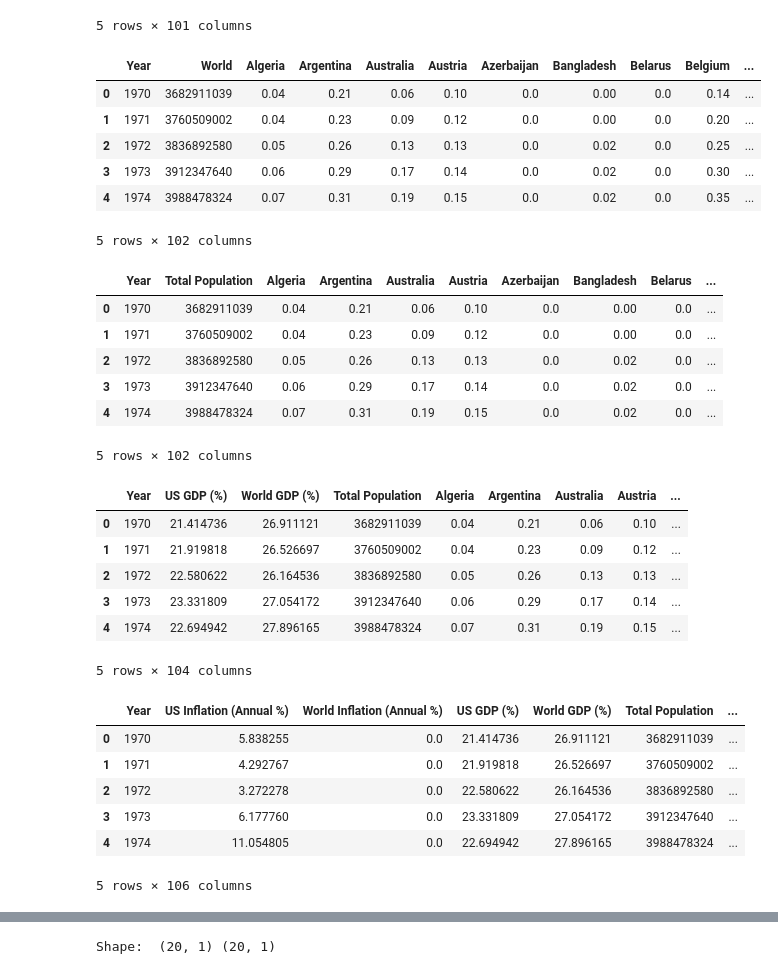
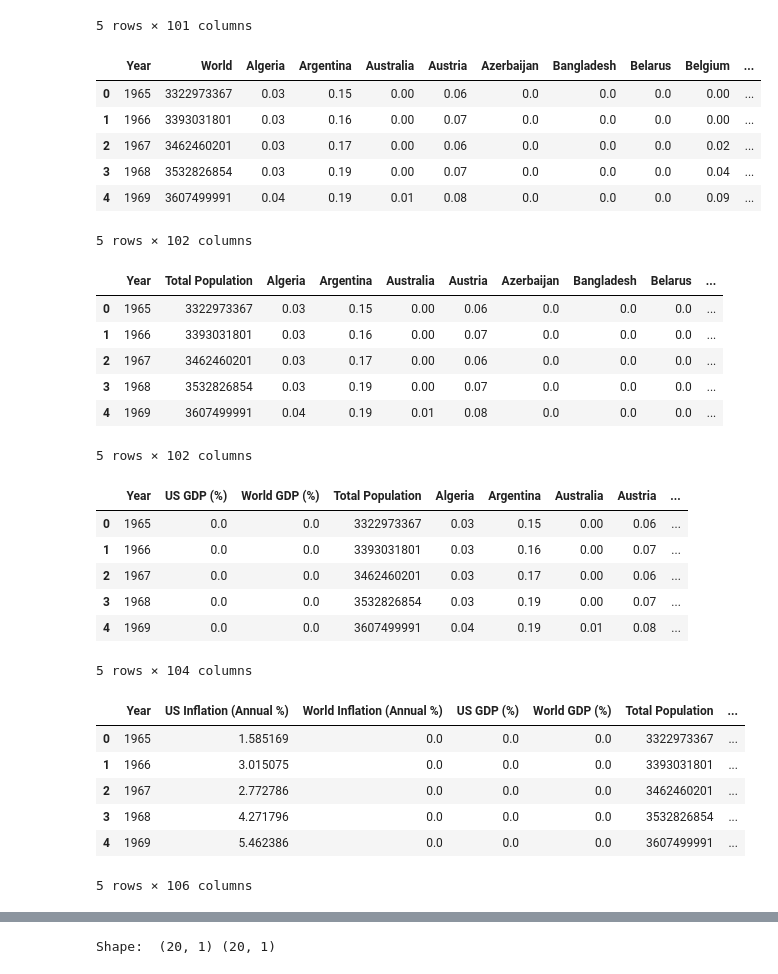
Before and after one commit to minerva-b/Final_Team_Project, a Jupyter notebook: minerva/MachineLearning_Gas_1970-2019.ipynb, the cells around one changed output, grey strips where cells are left out. Cells and saved outputs as stored; diff of their text form; code cells hidden in the pictures.

Commit message:
Updated ML to proper dataframe references in the gas prod xy_prod variable

```diff
--- a/minerva/MachineLearning_Gas_1970-2019.ipynb
+++ b/minerva/MachineLearning_Gas_1970-2019.ipynb
@@ -427,15 +395,15 @@ clean_gas_csmp.tail()
 5 rows × 101 columns
 # %%
 # Merge the 'gas consumption' with 'world population by year'; adding in 'Population' feature
-gas_pop2 = g_pop.merge(clean_gas_csmp, on="Year")
+gas_pop2 = global_pop.merge(clean_gas_csmp, on="Year")
 gas_pop2.head()
 # %% [output]
 |  | Year | World | Algeria | Argentina | Australia | Austria | Azerbaijan | Bangladesh | Belarus | Belgium | ... |
-| 0 | 1970 | 3682911039 | 0.04 | 0.21 | 0.06 | 0.10 | 0.0 | 0.00 | 0.0 | 0.14 | ... |
-| 1 | 1971 | 3760509002 | 0.04 | 0.23 | 0.09 | 0.12 | 0.0 | 0.00 | 0.0 | 0.20 | ... |
-| 2 | 1972 | 3836892580 | 0.05 | 0.26 | 0.13 | 0.13 | 0.0 | 0.02 | 0.0 | 0.25 | ... |
-| 3 | 1973 | 3912347640 | 0.06 | 0.29 | 0.17 | 0.14 | 0.0 | 0.02 | 0.0 | 0.30 | ... |
-| 4 | 1974 | 3988478324 | 0.07 | 0.31 | 0.19 | 0.15 | 0.0 | 0.02 | 0.0 | 0.35 | ... |
+| 0 | 1965 | 3322973367 | 0.03 | 0.15 | 0.00 | 0.06 | 0.0 | 0.0 | 0.0 | 0.00 | ... |
+| 1 | 1966 | 3393031801 | 0.03 | 0.16 | 0.00 | 0.07 | 0.0 | 0.0 | 0.0 | 0.00 | ... |
+| 2 | 1967 | 3462460201 | 0.03 | 0.17 | 0.00 | 0.06 | 0.0 | 0.0 | 0.0 | 0.02 | ... |
+| 3 | 1968 | 3532826854 | 0.03 | 0.19 | 0.00 | 0.07 | 0.0 | 0.0 | 0.0 | 0.04 | ... |
+| 4 | 1969 | 3607499991 | 0.04 | 0.19 | 0.01 | 0.08 | 0.0 | 0.0 | 0.0 | 0.09 | ... |
 5 rows × 102 columns
 # %%
 # Renaming columns
@@ -444,11 +412,11 @@ gas_pop2 = gas_pop2.rename(columns={"World": "Total Population", "Total World":
 gas_pop2.head()
 # %% [output]
 |  | Year | Total Population | Algeria | Argentina | Australia | Austria | Azerbaijan | Bangladesh | Belarus | ... |
-| 0 | 1970 | 3682911039 | 0.04 | 0.21 | 0.06 | 0.10 | 0.0 | 0.00 | 0.0 | ... |
-| 1 | 1971 | 3760509002 | 0.04 | 0.23 | 0.09 | 0.12 | 0.0 | 0.00 | 0.0 | ... |
-| 2 | 1972 | 3836892580 | 0.05 | 0.26 | 0.13 | 0.13 | 0.0 | 0.02 | 0.0 | ... |
-| 3 | 1973 | 3912347640 | 0.06 | 0.29 | 0.17 | 0.14 | 0.0 | 0.02 | 0.0 | ... |
-| 4 | 1974 | 3988478324 | 0.07 | 0.31 | 0.19 | 0.15 | 0.0 | 0.02 | 0.0 | ... |
+| 0 | 1965 | 3322973367 | 0.03 | 0.15 | 0.00 | 0.06 | 0.0 | 0.0 | 0.0 | ... |
+| 1 | 1966 | 3393031801 | 0.03 | 0.16 | 0.00 | 0.07 | 0.0 | 0.0 | 0.0 | ... |
+| 2 | 1967 | 3462460201 | 0.03 | 0.17 | 0.00 | 0.06 | 0.0 | 0.0 | 0.0 | ... |
+| 3 | 1968 | 3532826854 | 0.03 | 0.19 | 0.00 | 0.07 | 0.0 | 0.0 | 0.0 | ... |
+| 4 | 1969 | 3607499991 | 0.04 | 0.19 | 0.01 | 0.08 | 0.0 | 0.0 | 0.0 | ... |
 5 rows × 102 columns
 # %%
 # Adding in 'GDP' as a feature with the 'gas consumption' portion of ML
@@ -458,11 +426,11 @@ gas_csmp_v1 = filtered_gdp.merge(gas_pop2, on="Year")
 gas_csmp_v1.head()
 # %% [output]
 |  | Year | US GDP (%) | World GDP (%) | Total Population | Algeria | Argentina | Australia | Austria | ... |
-| 0 | 1970 | 21.414736 | 26.911121 | 3682911039 | 0.04 | 0.21 | 0.06 | 0.10 | ... |
-| 1 | 1971 | 21.919818 | 26.526697 | 3760509002 | 0.04 | 0.23 | 0.09 | 0.12 | ... |
-| 2 | 1972 | 22.580622 | 26.164536 | 3836892580 | 0.05 | 0.26 | 0.13 | 0.13 | ... |
-| 3 | 1973 | 23.331809 | 27.054172 | 3912347640 | 0.06 | 0.29 | 0.17 | 0.14 | ... |
-| 4 | 1974 | 22.694942 | 27.896165 | 3988478324 | 0.07 | 0.31 | 0.19 | 0.15 | ... |
+| 0 | 1965 | 0.0 | 0.0 | 3322973367 | 0.03 | 0.15 | 0.00 | 0.06 | ... |
+| 1 | 1966 | 0.0 | 0.0 | 3393031801 | 0.03 | 0.16 | 0.00 | 0.07 | ... |
+| 2 | 1967 | 0.0 | 0.0 | 3462460201 | 0.03 | 0.17 | 0.00 | 0.06 | ... |
+| 3 | 1968 | 0.0 | 0.0 | 3532826854 | 0.03 | 0.19 | 0.00 | 0.07 | ... |
+| 4 | 1969 | 0.0 | 0.0 | 3607499991 | 0.04 | 0.19 | 0.01 | 0.08 | ... |
 5 rows × 104 columns
 # %%
 # Adding in 'inflation' as a feature with the 'gas consumption' portion of ML
@@ -472,11 +440,11 @@ gas_csmp_v2 = filtered_inf.merge(gas_csmp_v1, on="Year")
 gas_csmp_v2.head()
 # %% [output]
 |  | Year | US Inflation (Annual %) | World Inflation (Annual %) | US GDP (%) | World GDP (%) | Total Population | ... |
-| 0 | 1970 | 5.838255 | 0.0 | 21.414736 | 26.911121 | 3682911039 | ... |
-| 1 | 1971 | 4.292767 | 0.0 | 21.919818 | 26.526697 | 3760509002 | ... |
-| 2 | 1972 | 3.272278 | 0.0 | 22.580622 | 26.164536 | 3836892580 | ... |
-| 3 | 1973 | 6.177760 | 0.0 | 23.331809 | 27.054172 | 3912347640 | ... |
-| 4 | 1974 | 11.054805 | 0.0 | 22.694942 | 27.896165 | 3988478324 | ... |
+| 0 | 1965 | 1.585169 | 0.0 | 0.0 | 0.0 | 3322973367 | ... |
+| 1 | 1966 | 3.015075 | 0.0 | 0.0 | 0.0 | 3393031801 | ... |
+| 2 | 1967 | 2.772786 | 0.0 | 0.0 | 0.0 | 3462460201 | ... |
+| 3 | 1968 | 4.271796 | 0.0 | 0.0 | 0.0 | 3532826854 | ... |
+| 4 | 1969 | 5.462386 | 0.0 | 0.0 | 0.0 | 3607499991 | ... |
 5 rows × 106 columns
 # %%
 # Adding in 'taxes' as a feature with the 'gas consumption' portion of ML
```
Also changed, not shown: parts of 11 cells of this notebook.
